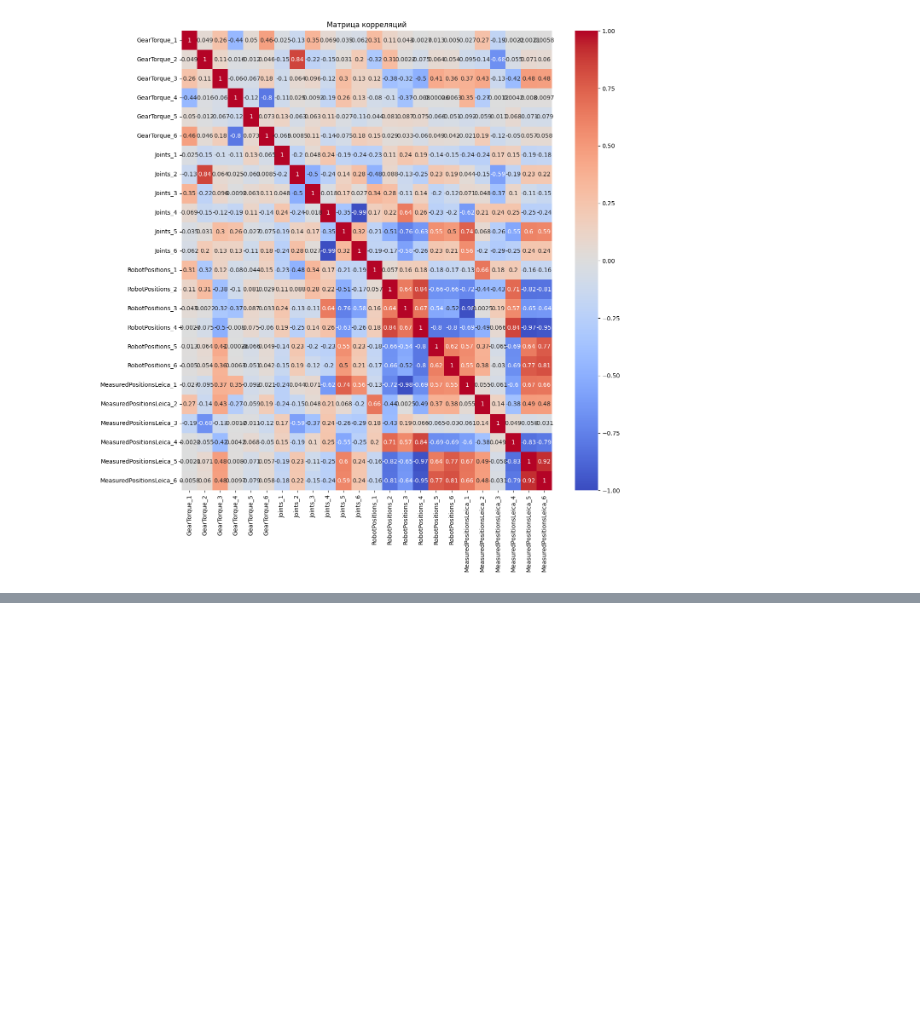
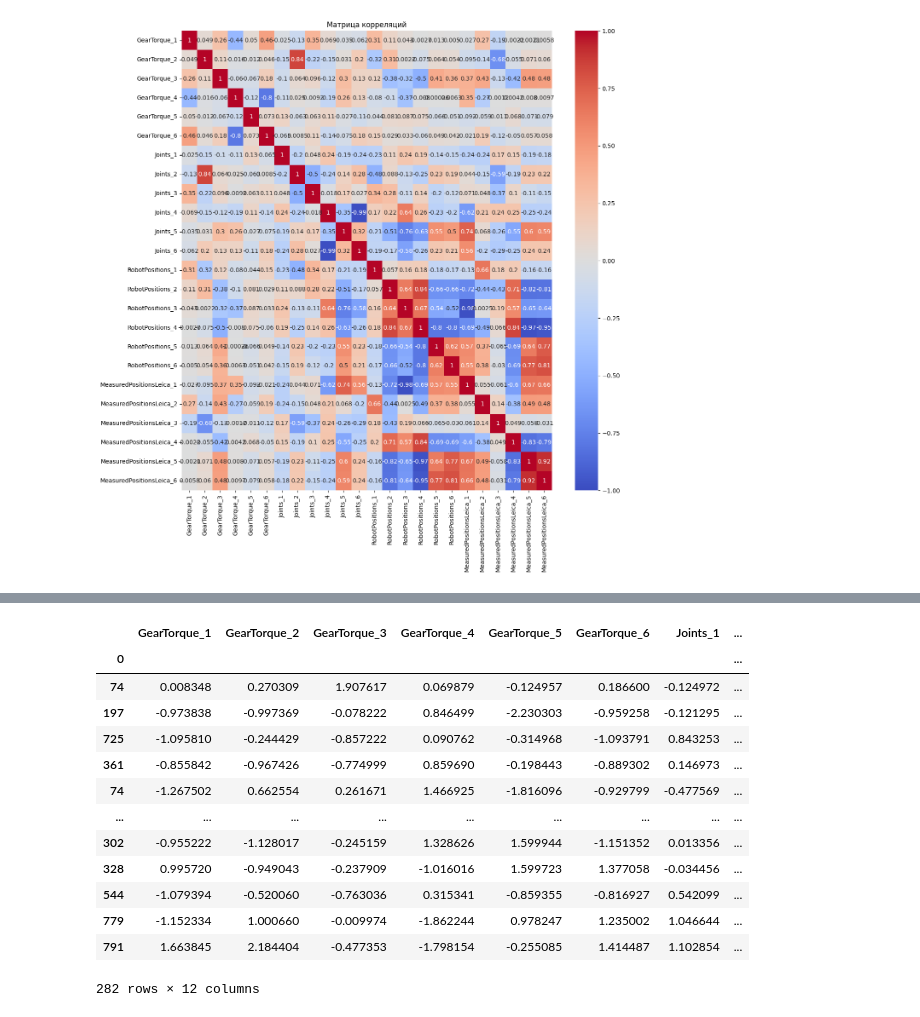
Before and after one commit to sohagutoro/neural_robotics, a Jupyter notebook: notebook/laser_solutions.ipynb, the cells around one changed output, grey strips where cells are left out. Cells and saved outputs as stored; diff of their text form; code cells hidden in the pictures; blank space fills up the shorter version.

```diff
--- a/notebook/work_in_progress.ipynb
+++ b/notebook/laser_solutions.ipynb
@@ -604,0 +668,17 @@ Explained Variance  0.9755      0.9844      0.9909      0.9634      0.8336
+# %%
+X_test,y_test
+# %% [output]
+|  | GearTorque_1 | GearTorque_2 | GearTorque_3 | GearTorque_4 | GearTorque_5 | GearTorque_6 | Joints_1 | ... |
+| 0 |  |  |  |  |  |  |  | ... |
+| 74 | 0.008348 | 0.270309 | 1.907617 | 0.069879 | -0.124957 | 0.186600 | -0.124972 | ... |
+| 197 | -0.973838 | -0.997369 | -0.078222 | 0.846499 | -2.230303 | -0.959258 | -0.121295 | ... |
+| 725 | -1.095810 | -0.244429 | -0.857222 | 0.090762 | -0.314968 | -1.093791 | 0.843253 | ... |
+| 361 | -0.855842 | -0.967426 | -0.774999 | 0.859690 | -0.198443 | -0.889302 | 0.146973 | ... |
+| 74 | -1.267502 | 0.662554 | 0.261671 | 1.466925 | -1.816096 | -0.929799 | -0.477569 | ... |
+| ... | ... | ... | ... | ... | ... | ... | ... | ... |
+| 302 | -0.955222 | -1.128017 | -0.245159 | 1.328626 | 1.599944 | -1.151352 | 0.013356 | ... |
+| 328 | 0.995720 | -0.949043 | -0.237909 | -1.016016 | 1.599723 | 1.377058 | -0.034456 | ... |
+| 544 | -1.079394 | -0.520060 | -0.763036 | 0.315341 | -0.859355 | -0.816927 | 0.542099 | ... |
+| 779 | -1.152334 | 1.000660 | -0.009974 | -1.862244 | 0.978247 | 1.235002 | 1.046644 | ... |
+| 791 | 1.663845 | 2.184404 | -0.477353 | -1.798154 | -0.255085 | 1.414487 | 1.102854 | ... |
+282 rows × 12 columns
```
Also changed, not shown: parts of 23 cells of this notebook, 2 other files.
